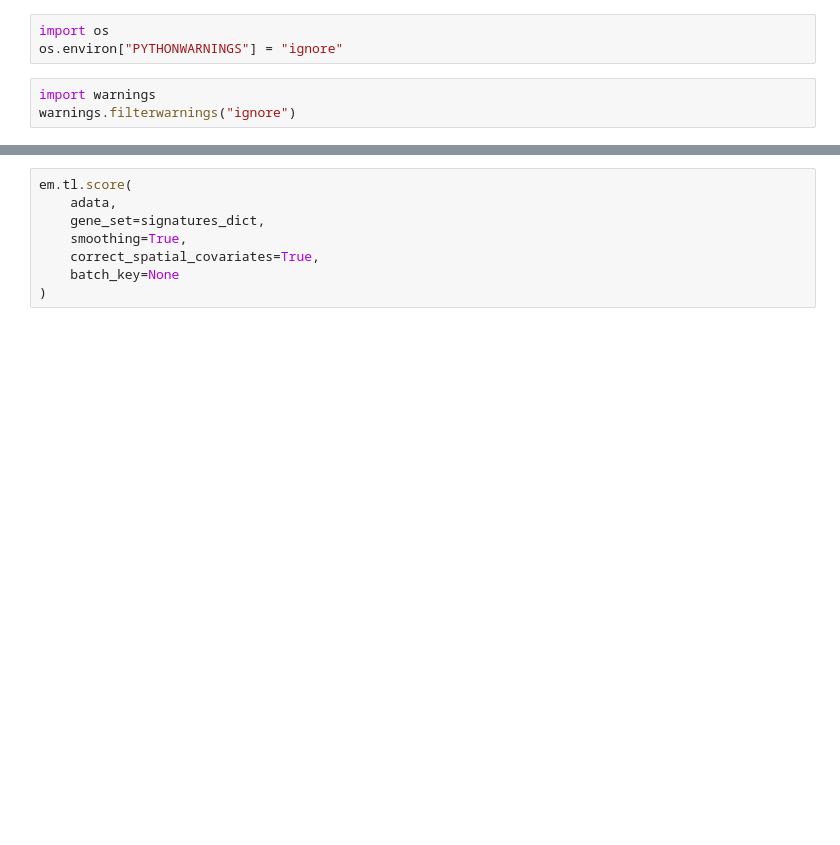
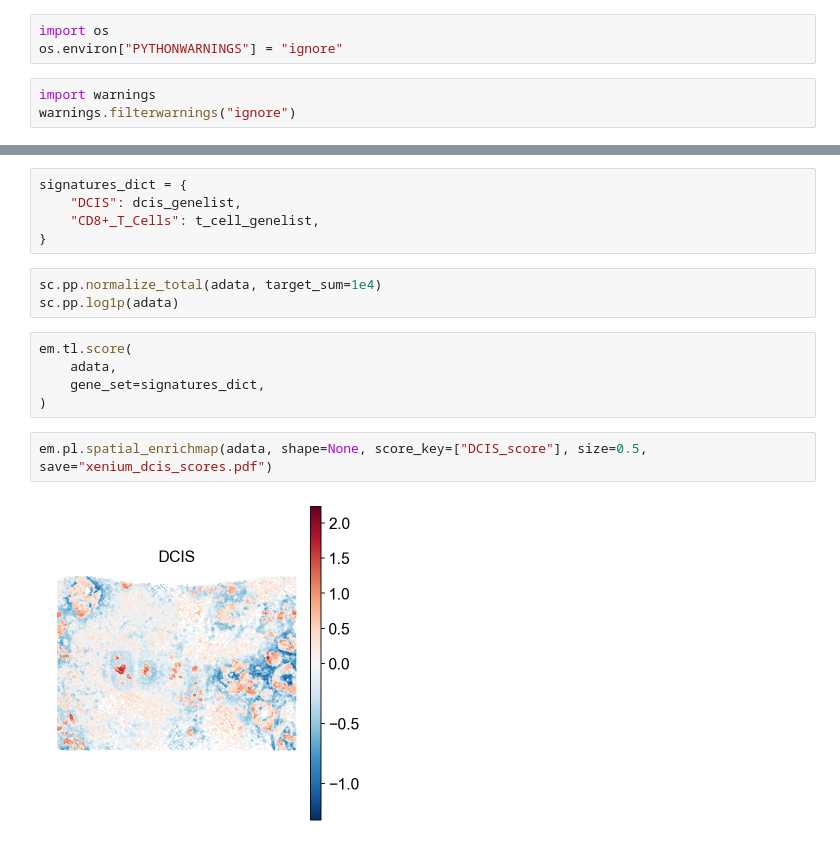
Before and after one commit to secrierlab/enrichmap-reproducibility, a Jupyter notebook: notebooks/03_xenium_platform.ipynb, the cells around one changed output, grey strips where cells are left out. Drawn from its saved outputs; the diff is of its cells as text; blank space fills up the shorter version.

```diff
--- a/notebooks/03_xenium_platform.ipynb
+++ b/notebooks/03_xenium_platform.ipynb
@@ -68,8 +258,17 @@ signatures_dict = {
+# %%
+signatures_dict = {
+    "DCIS": dcis_genelist,
+    "CD8+_T_Cells": t_cell_genelist,
+}
+# %%
+sc.pp.normalize_total(adata, target_sum=1e4)
+sc.pp.log1p(adata)
 # %%
 em.tl.score(
     adata,
     gene_set=signatures_dict,
-    smoothing=True,
-    correct_spatial_covariates=True,
-    batch_key=None
 )
+# %%
+em.pl.spatial_enrichmap(adata, shape=None, score_key=["DCIS_score"], size=0.5, save="xenium_dcis_scores.pdf")
+# %% [output]
+[figure, added]
```
Also changed, not shown: parts of 19 cells of this notebook, 20 other files.
